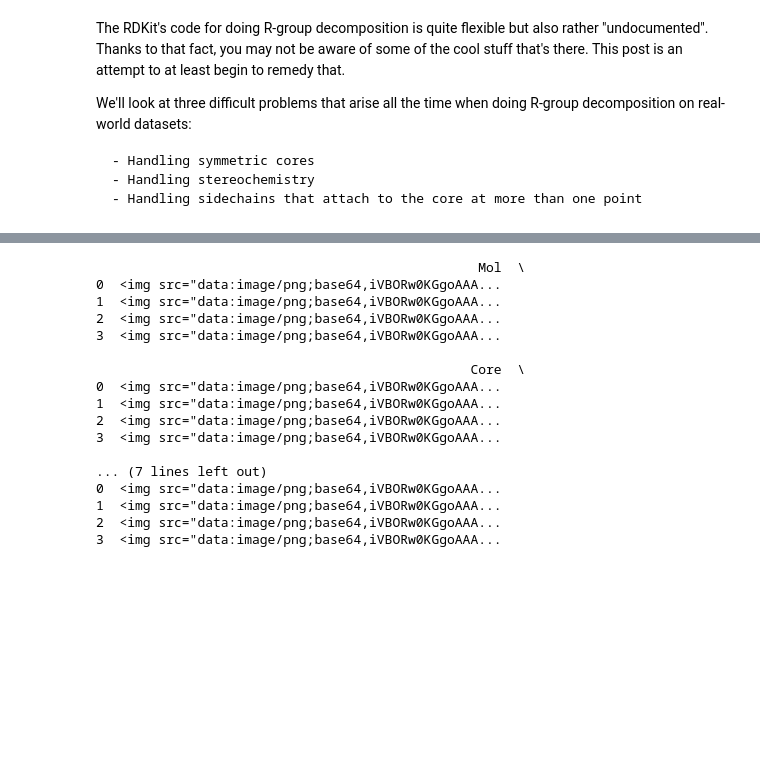
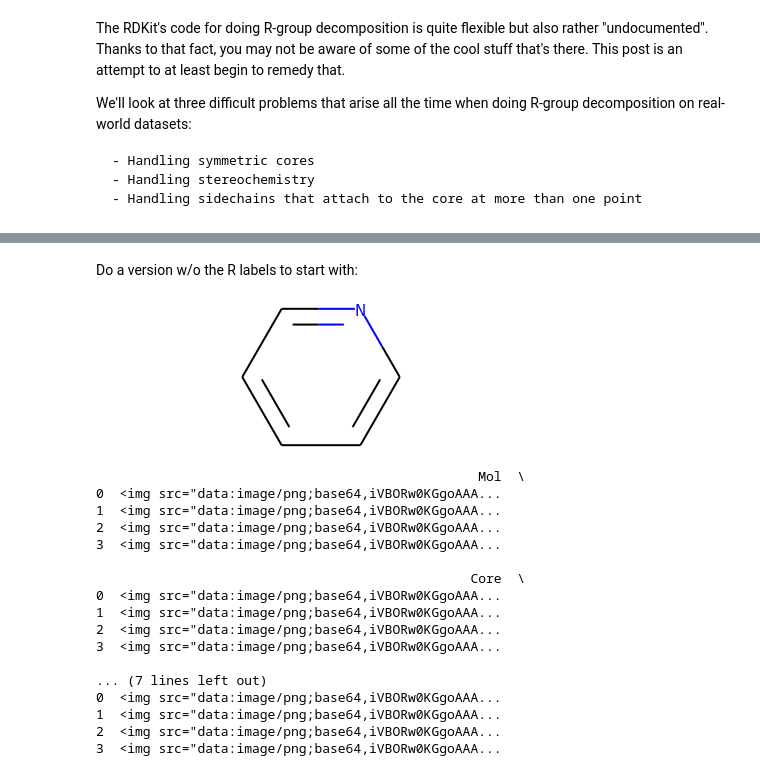
Before and after one commit to greglandrum/rdkit_blog, a Jupyter notebook: notebooks/RGroupEdgeCases.ipynb, the cells around one changed output, grey strips where cells are left out. Saved outputs shown, nothing was run; the diff lists cells and outputs as text; code cells hidden in the pictures; blank space fills up the shorter version.

```diff
--- a/notebooks/RGroupEdgeCases.ipynb
+++ b/notebooks/RGroupEdgeCases.ipynb
@@ -47,4 +53,11 @@ mols = [Chem.MolFromSmiles(smi) for smi in 'c1c(F)cccn1 c1c(Cl)c(C)ccn1 c1c(O)cc
 Draw.MolsToGridImage(mols,molsPerRow=4)
 # %% [output]
 [drawing not drawn]
+# %% [markdown]
+Do a version w/o the R labels to start with:
+# %%
+scaffold = Chem.MolFromSmiles('c1ccccn1')
+scaffold
+# %% [output]
+[figure, added]
 # %%
```
Also changed, not shown: parts of 40 cells of this notebook.
